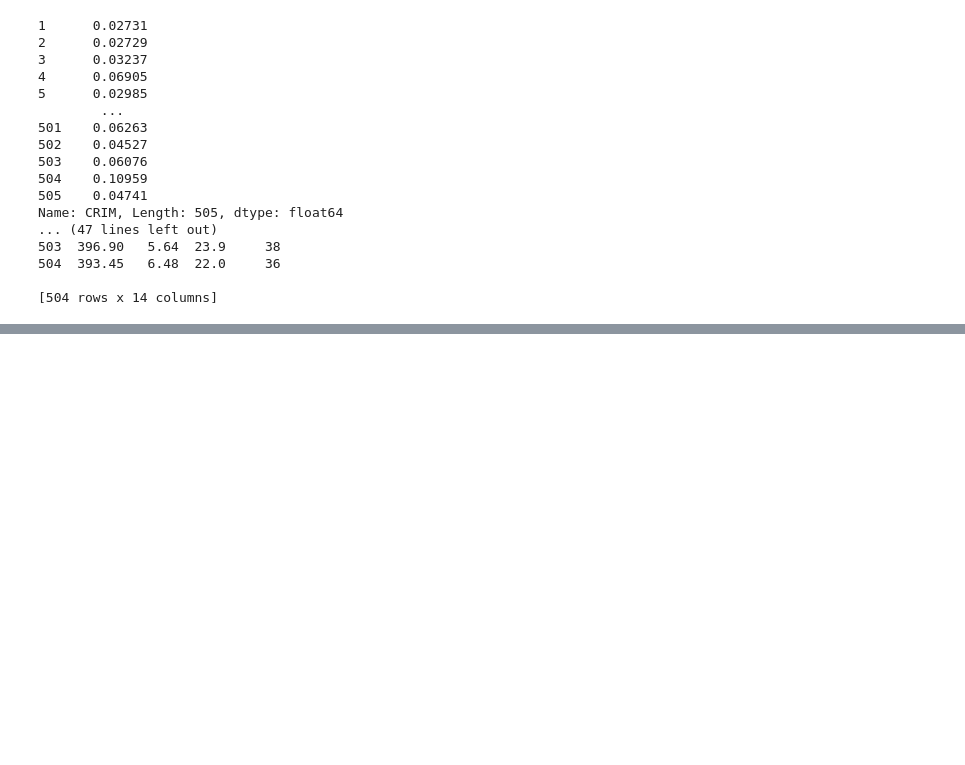
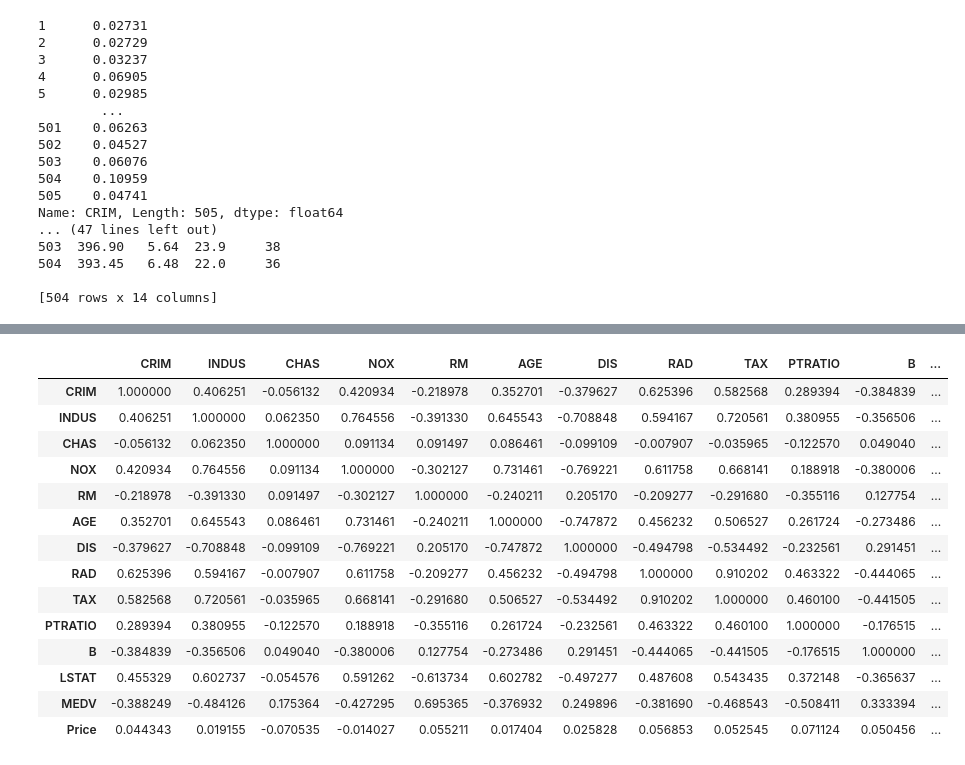
Before and after one commit to MuqeetVohra/python-practice, a Jupyter notebook: data_analysis/pandas.ipynb, the cells around one changed output, grey strips where cells are left out. Drawn from its saved outputs; the diff is of its cells as text; code cells hidden in the pictures; blank space fills up the shorter version.

```diff
--- a/data_analysis/pandas.ipynb
+++ b/data_analysis/pandas.ipynb
@@ -328,0 +333,18 @@ Name: CRIM, Length: 505, dtype: float64
+# %%
+boston_df.corr()
+# %% [output]
+|  | CRIM | INDUS | CHAS | NOX | RM | AGE | DIS | RAD | TAX | PTRATIO | B | ... |
+| CRIM | 1.000000 | 0.406251 | -0.056132 | 0.420934 | -0.218978 | 0.352701 | -0.379627 | 0.625396 | 0.582568 | 0.289394 | -0.384839 | ... |
+| INDUS | 0.406251 | 1.000000 | 0.062350 | 0.764556 | -0.391330 | 0.645543 | -0.708848 | 0.594167 | 0.720561 | 0.380955 | -0.356506 | ... |
+| CHAS | -0.056132 | 0.062350 | 1.000000 | 0.091134 | 0.091497 | 0.086461 | -0.099109 | -0.007907 | -0.035965 | -0.122570 | 0.049040 | ... |
+| NOX | 0.420934 | 0.764556 | 0.091134 | 1.000000 | -0.302127 | 0.731461 | -0.769221 | 0.611758 | 0.668141 | 0.188918 | -0.380006 | ... |
+| RM | -0.218978 | -0.391330 | 0.091497 | -0.302127 | 1.000000 | -0.240211 | 0.205170 | -0.209277 | -0.291680 | -0.355116 | 0.127754 | ... |
+| AGE | 0.352701 | 0.645543 | 0.086461 | 0.731461 | -0.240211 | 1.000000 | -0.747872 | 0.456232 | 0.506527 | 0.261724 | -0.273486 | ... |
+| DIS | -0.379627 | -0.708848 | -0.099109 | -0.769221 | 0.205170 | -0.747872 | 1.000000 | -0.494798 | -0.534492 | -0.232561 | 0.291451 | ... |
+| RAD | 0.625396 | 0.594167 | -0.007907 | 0.611758 | -0.209277 | 0.456232 | -0.494798 | 1.000000 | 0.910202 | 0.463322 | -0.444065 | ... |
+| TAX | 0.582568 | 0.720561 | -0.035965 | 0.668141 | -0.291680 | 0.506527 | -0.534492 | 0.910202 | 1.000000 | 0.460100 | -0.441505 | ... |
+| PTRATIO | 0.289394 | 0.380955 | -0.122570 | 0.188918 | -0.355116 | 0.261724 | -0.232561 | 0.463322 | 0.460100 | 1.000000 | -0.176515 | ... |
+| B | -0.384839 | -0.356506 | 0.049040 | -0.380006 | 0.127754 | -0.273486 | 0.291451 | -0.444065 | -0.441505 | -0.176515 | 1.000000 | ... |
+| LSTAT | 0.455329 | 0.602737 | -0.054576 | 0.591262 | -0.613734 | 0.602782 | -0.497277 | 0.487608 | 0.543435 | 0.372148 | -0.365637 | ... |
+| MEDV | -0.388249 | -0.484126 | 0.175364 | -0.427295 | 0.695365 | -0.376932 | 0.249896 | -0.381690 | -0.468543 | -0.508411 | 0.333394 | ... |
+| Price | 0.044343 | 0.019155 | -0.070535 | -0.014027 | 0.055211 | 0.017404 | 0.025828 | 0.056853 | 0.052545 | 0.071124 | 0.050456 | ... |
```
Also changed, not shown: parts of 1 cell of this notebook.
